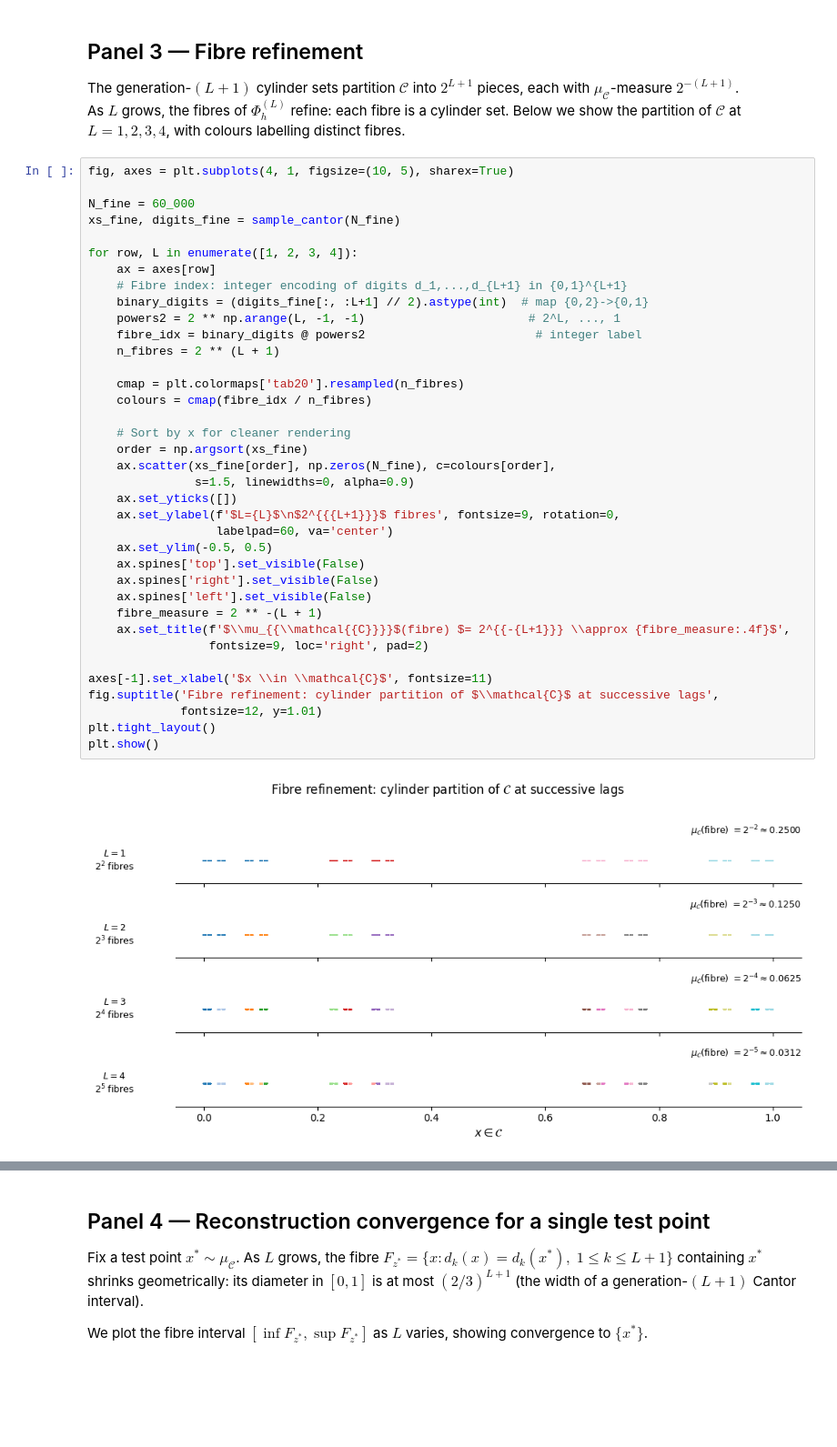
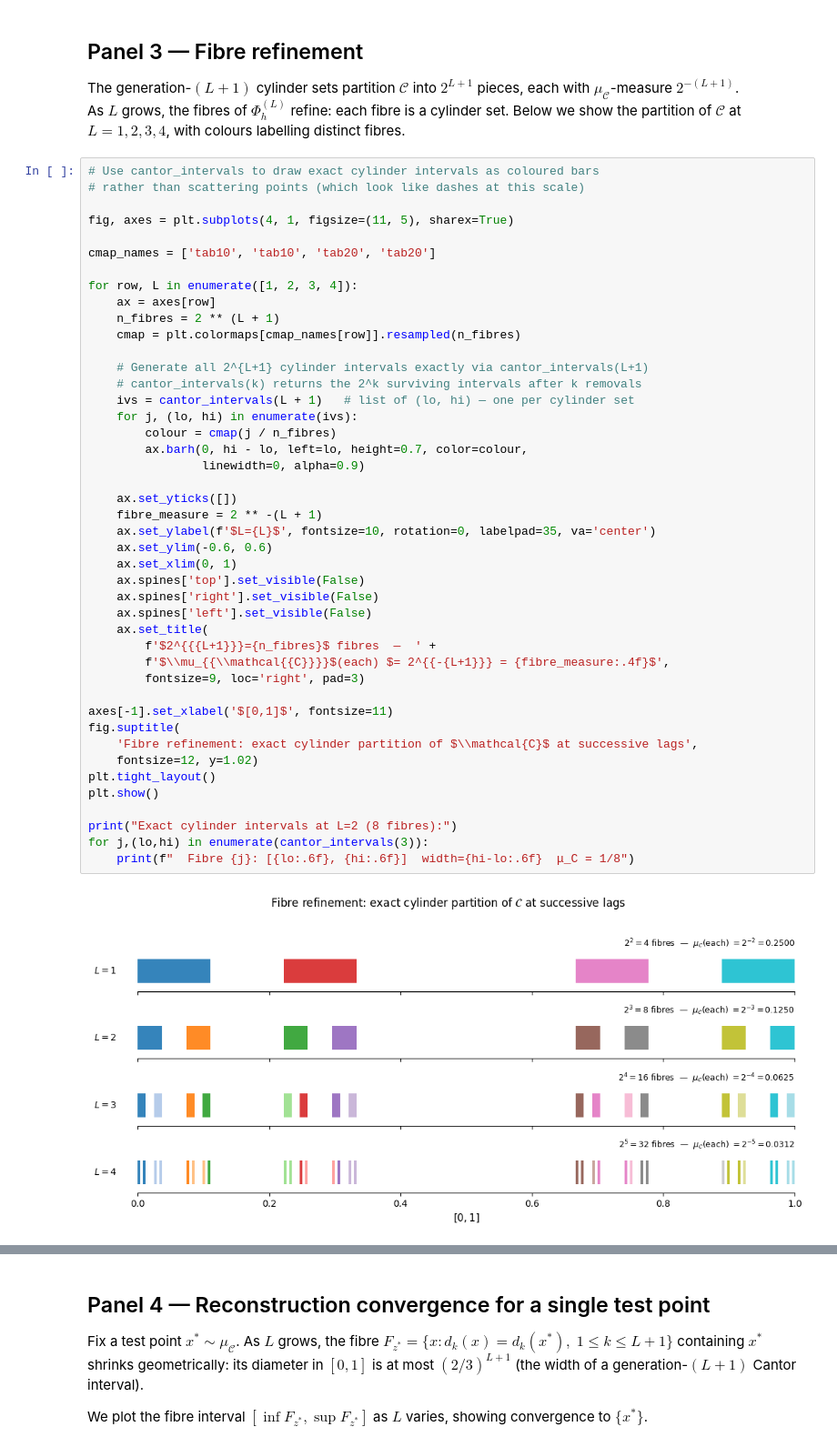
Before and after one commit to pmahon3/Resolvent_Framework, a Jupyter notebook: notes/notebooks/cantor_reconstruction.ipynb, the cells around one changed output, grey strips where cells are left out. Shown at 91% size. Saved outputs shown, nothing was run; the diff lists cells and outputs as text; blank space fills up the shorter version.

```diff
--- a/notes/notebooks/cantor_reconstruction.ipynb
+++ b/notes/notebooks/cantor_reconstruction.ipynb
@@ -144,41 +173,48 @@ As $L$ grows, the fibres of $\Phi_h^{(L)}$ refine: each fibre is a cylinder set.
 Below we show the partition of $\mathcal{C}$ at $L=1,2,3,4$, with colours
 labelling distinct fibres.
 # %%
-fig, axes = plt.subplots(4, 1, figsize=(10, 5), sharex=True)
+# Use cantor_intervals to draw exact cylinder intervals as coloured bars
+# rather than scattering points (which look like dashes at this scale)
 
-N_fine = 60_000
-xs_fine, digits_fine = sample_cantor(N_fine)
+fig, axes = plt.subplots(4, 1, figsize=(11, 5), sharex=True)
+
+cmap_names = ['tab10', 'tab10', 'tab20', 'tab20']
 
 for row, L in enumerate([1, 2, 3, 4]):
     ax = axes[row]
-    # Fibre index: integer encoding of digits d_1,...,d_{L+1} in {0,1}^{L+1}
-    binary_digits = (digits_fine[:, :L+1] // 2).astype(int)  # map {0,2}->{0,1}
-    powers2 = 2 ** np.arange(L, -1, -1)                       # 2^L, ..., 1
-    fibre_idx = binary_digits @ powers2                        # integer label
     n_fibres = 2 ** (L + 1)
+    cmap = plt.colormaps[cmap_names[row]].resampled(n_fibres)
 
-    cmap = plt.colormaps['tab20'].resampled(n_fibres)
-    colours = cmap(fibre_idx / n_fibres)
+    # Generate all 2^{L+1} cylinder intervals exactly via cantor_intervals(L+1)
+    # cantor_intervals(k) returns the 2^k surviving intervals after k removals
+    ivs = cantor_intervals(L + 1)   # list of (lo, hi) — one per cylinder set
+    for j, (lo, hi) in enumerate(ivs):
+        colour = cmap(j / n_fibres)
+        ax.barh(0, hi - lo, left=lo, height=0.7, color=colour,
+                linewidth=0, alpha=0.9)
 
-    # Sort by x for cleaner rendering
-    order = np.argsort(xs_fine)
-    ax.scatter(xs_fine[order], np.zeros(N_fine), c=colours[order],
-               s=1.5, linewidths=0, alpha=0.9)
     ax.set_yticks([])
-    ax.set_ylabel(f'$L={L}$\n$2^{{{L+1}}}$ fibres', fontsize=9, rotation=0,
-                  labelpad=60, va='center')
-    ax.set_ylim(-0.5, 0.5)
+    fibre_measure = 2 ** -(L + 1)
+    ax.set_ylabel(f'$L={L}$', fontsize=10, rotation=0, labelpad=35, va='center')
+    ax.set_ylim(-0.6, 0.6)
+    ax.set_xlim(0, 1)
     ax.spines['top'].set_visible(False)
     ax.spines['right'].set_visible(False)
     ax.spines['left'].set_visible(False)
-    fibre_measure = 2 ** -(L + 1)
-    ax.set_title(f'$\\mu_{{\\mathcal{{C}}}}$(fibre) $= 2^{{-{L+1}}} \\approx {fibre_measure:.4f}$',
-                 fontsize=9, loc='right', pad=2)
+    ax.set_title(
+        f'$2^{{{L+1}}}={n_fibres}$ fibres  —  ' +
+        f'$\\mu_{{\\mathcal{{C}}}}$(each) $= 2^{{-{L+1}}} = {fibre_measure:.4f}$',
+        fontsize=9, loc='right', pad=3)
 
-axes[-1].set_xlabel('$x \\in \\mathcal{C}$', fontsize=11)
-fig.suptitle('Fibre refinement: cylinder partition of $\\mathcal{C}$ at successive lags',
-             fontsize=12, y=1.01)
+axes[-1].set_xlabel('$[0,1]$', fontsize=11)
+fig.suptitle(
+    'Fibre refinement: exact cylinder partition of $\\mathcal{C}$ at successive lags',
+    fontsize=12, y=1.02)
 plt.tight_layout()
 plt.show()
+
+print("Exact cylinder intervals at L=2 (8 fibres):")
+for j,(lo,hi) in enumerate(cantor_intervals(3)):
+    print(f"  Fibre {j}: [{lo:.6f}, {hi:.6f}]  width={hi-lo:.6f}  μ_C = 1/8")
 # %% [output]
-[figure, old version]
+[figure, new version]
```
Also changed, not shown: parts of 3 cells of this notebook.
